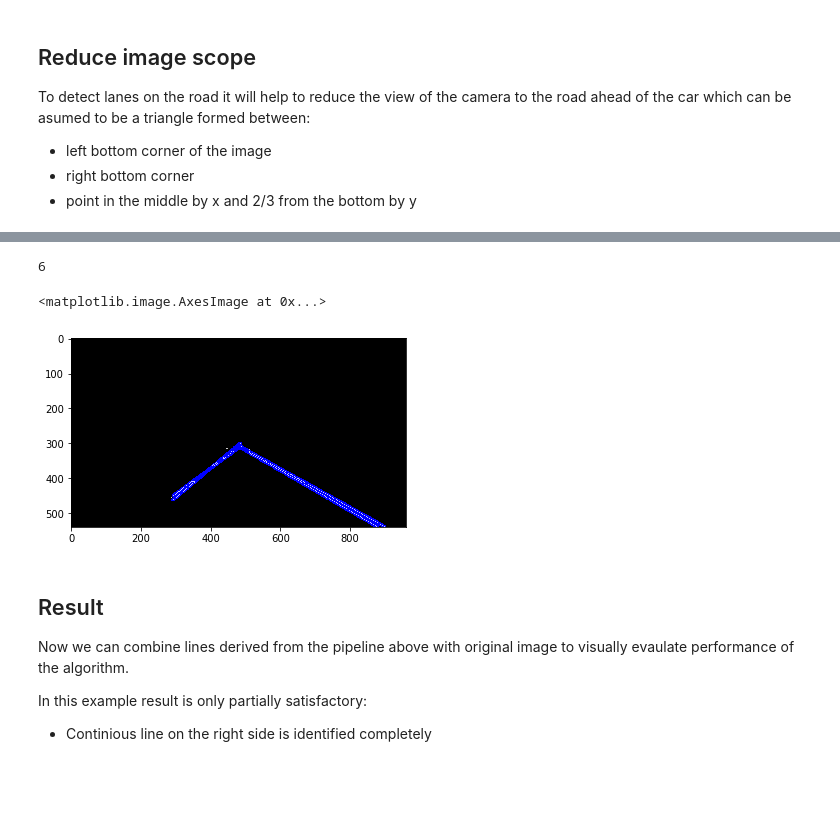
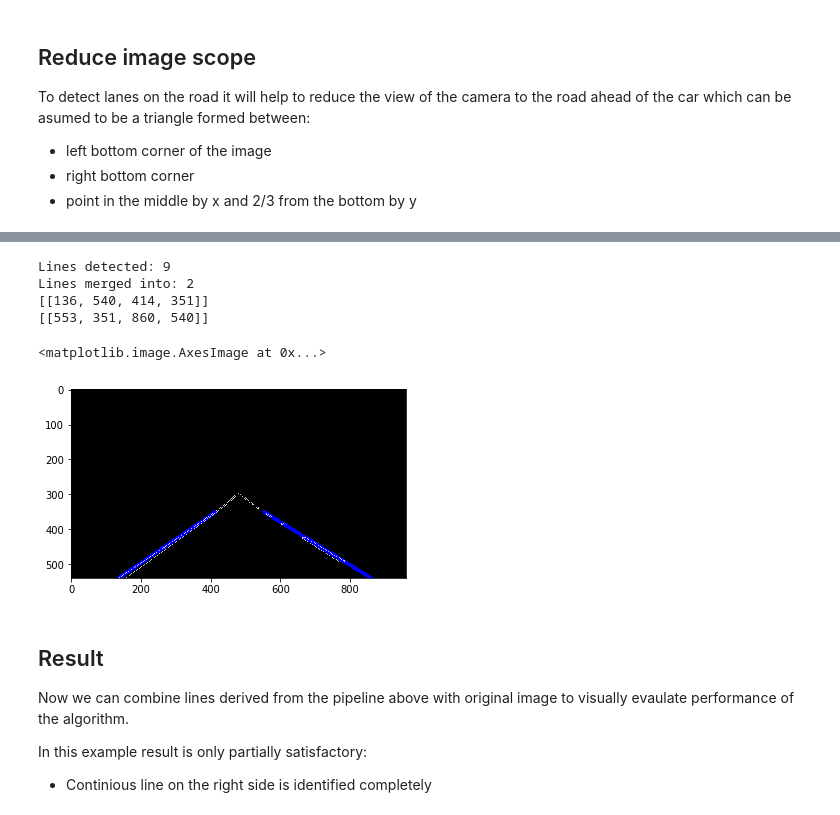
Before and after one commit to byapparov/CarND-LaneLines-P1, a Jupyter notebook: identify_lanes.ipynb, the cells around one changed output, grey strips where cells are left out. Drawn from its saved outputs; the diff is of its cells as text; code cells hidden in the pictures; blank space fills up the shorter version.

Commit message:
- Updated pipeline parameters - Added threshold_otsu to identify good thresholds dynamically

```diff
--- a/identify_lanes.ipynb
+++ b/identify_lanes.ipynb
@@ -8,7 +15,7 @@ import numpy as np
 # %% [markdown]
 ## Greyscale the image
 # %%
-img = cv2.imread('test_images/solidWhiteCurve.jpg', cv2.IMREAD_COLOR)
+img = cv2.imread('test_images/solidYellowLeft.jpg', cv2.IMREAD_COLOR)
 
 # This is to compensate for the fact that
 # opencv image layers are stored in reverse order - BGR
@@ -162,41 +131,55 @@ True
 # %%
 # Define the Hough transform parameters
 # Make a blank the same size as our image to draw on
 rho = 1
 theta = np.pi / 180
-threshold = 70
-min_line_length = 125
-max_line_gap = 60
+threshold = 50
+min_line_length = 100
+max_line_gap = 50
 
 line_image = np.copy(img_limited_view) * 0 #creating a blank to draw lines on
 
 # Run Hough on edge detected image
 # OpenCV contains explanation of theory and parameters for HoughLinesP
 # https://opencv-python-tutroals.readthedocs.io/en/latest/py_tutorials/py_imgproc/py_houghlines/py_houghlines.html
 lines = cv2.HoughLinesP(
     img_limited_view, rho, theta, threshold, np.array([]),
                             min_line_length, max_line_gap)
 
-print(len(lines))
+print("Lines detected: {lines}".format(lines = len(lines)))
+
+lines_output = merge_lines(lines)
+
+
+print("Lines merged into: {output}".format(output = len(lines_output)))
+
+height, width = img_grey.shape
+
 # Iterate over the output "lines" and draw lines on the blank
-for line in lines:
-    for x1, y1, x2, y2 in line:
+for line in lines_output:
+    el = extend_line(line, height, width)
+    print(el)
+    for x1, y1, x2, y2 in el:
         cv2.line(line_image, (x1, y1), (x2, y2), 255, 10)
+
 
 plt.imshow(line_image)
 
 # Create a "color" binary image to combine with line image
 color_edges = np.dstack((img_limited_view, img_limited_view, img_limited_view))
 
 plt.imshow(color_edges)
 line_image = cv2.merge((np.copy(img_limited_view) * 0, np.copy(img_limited_view) * 0, line_image))
 # Draw the lines on the edge image
 combo = cv2.addWeighted(color_edges, 0.8, line_image, 1, 0)
 plt.imshow(combo)
 # %% [output]
-6
+Lines detected: 9
+Lines merged into: 2
+[[136, 540, 414, 351]]
+[[553, 351, 860, 540]]
 <matplotlib.image.AxesImage at 0x...>
-[figure, old version]
+[figure, new version]
 # %% [markdown]
 ## Result
 
```
Also changed, not shown: parts of 13 cells of this notebook, 9 other files.
